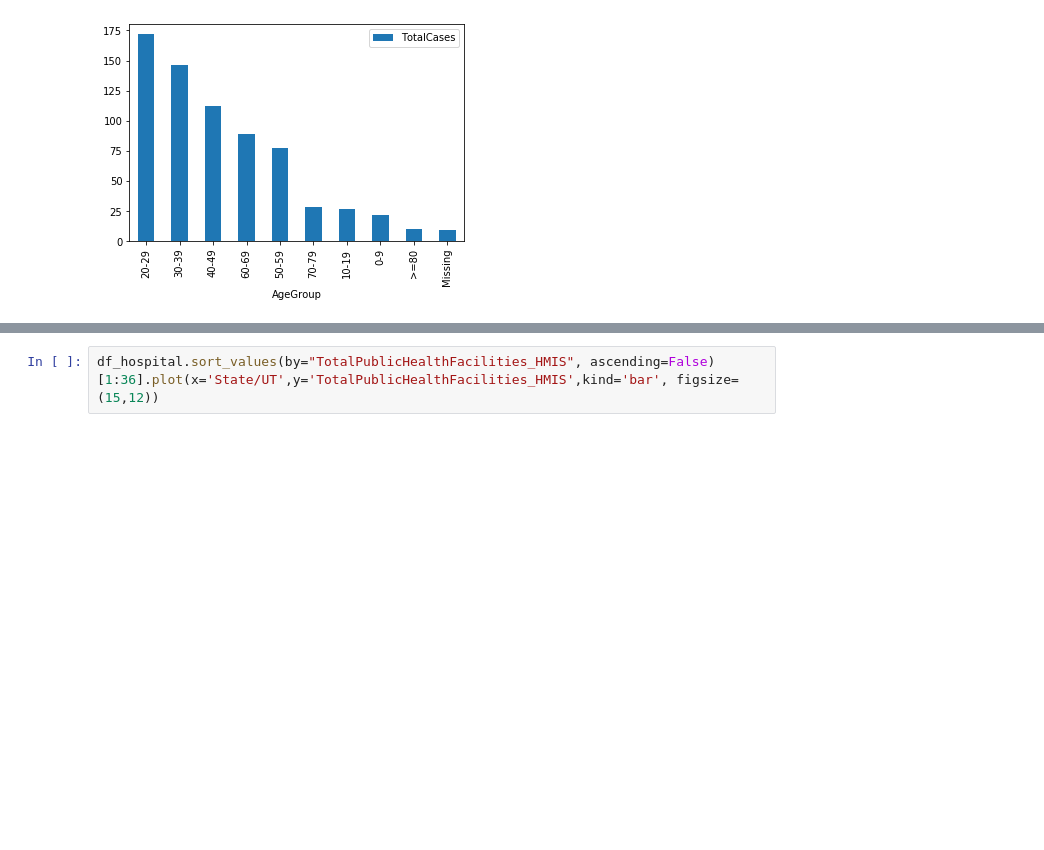
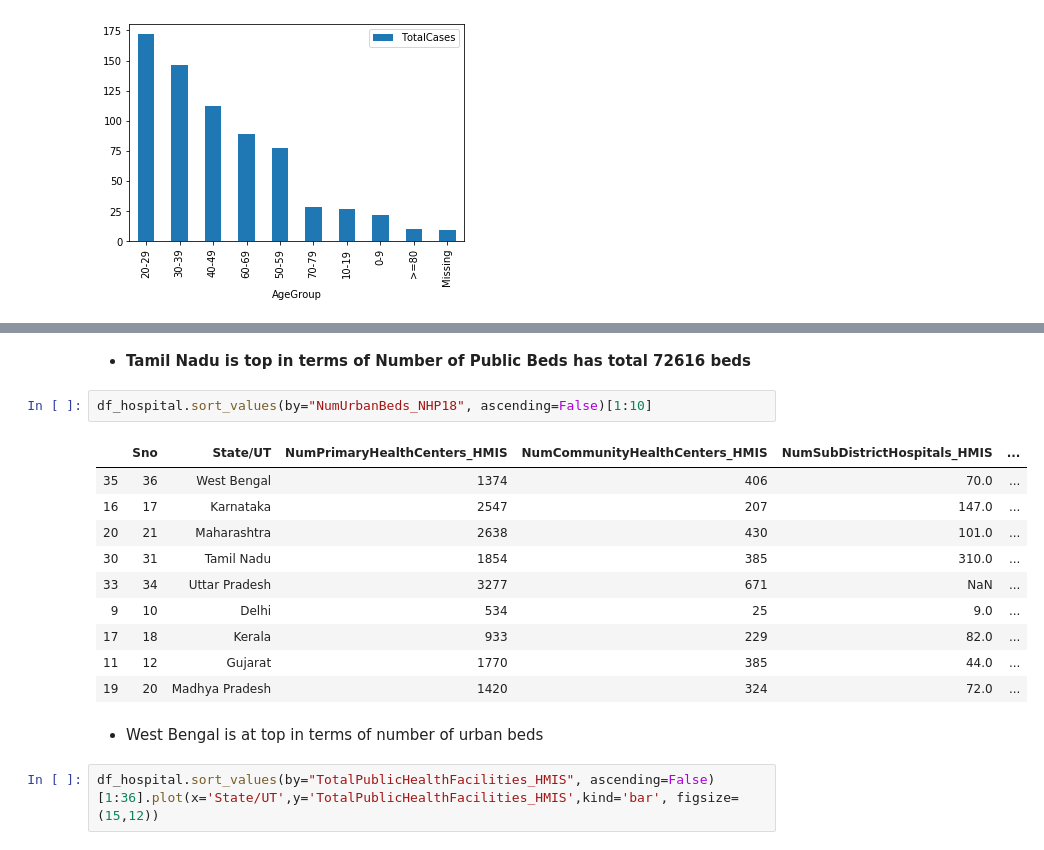
Before and after one commit to ashwanisng/Covid-19-Data-Analysis, a Jupyter notebook: Covid-19 Data Analysis.ipynb, the cells around one changed output, grey strips where cells are left out. Cells and saved outputs as stored; diff of their text form; blank space fills up the shorter version.

```diff
--- a/Covid-19 Data Analysis.ipynb
+++ b/Covid-19 Data Analysis.ipynb
@@ -250,3 +382,20 @@ df_hospital.sort_values(by='TotalPublicHealthFacilities_HMIS', ascending=False)[
+# %% [markdown]
+- **Tamil Nadu is top in terms of Number of Public Beds has total 72616 beds**
+# %%
+df_hospital.sort_values(by="NumUrbanBeds_NHP18", ascending=False)[1:10]
+# %% [output]
+|  | Sno | State/UT | NumPrimaryHealthCenters_HMIS | NumCommunityHealthCenters_HMIS | NumSubDistrictHospitals_HMIS | ... |
+| 35 | 36 | West Bengal | 1374 | 406 | 70.0 | ... |
+| 16 | 17 | Karnataka | 2547 | 207 | 147.0 | ... |
+| 20 | 21 | Maharashtra | 2638 | 430 | 101.0 | ... |
+| 30 | 31 | Tamil Nadu | 1854 | 385 | 310.0 | ... |
+| 33 | 34 | Uttar Pradesh | 3277 | 671 | NaN | ... |
+| 9 | 10 | Delhi | 534 | 25 | 9.0 | ... |
+| 17 | 18 | Kerala | 933 | 229 | 82.0 | ... |
+| 11 | 12 | Gujarat | 1770 | 385 | 44.0 | ... |
+| 19 | 20 | Madhya Pradesh | 1420 | 324 | 72.0 | ... |
+# %% [markdown]
+- West Bengal is at top in terms of number of urban beds
 # %%
 df_hospital.sort_values(by="TotalPublicHealthFacilities_HMIS", ascending=False)[1:36].plot(x='State/UT',y='TotalPublicHealthFacilities_HMIS',kind='bar', figsize=(15,12))
 # %% [output]
```
Also changed, not shown: parts of 85 cells of this notebook.
